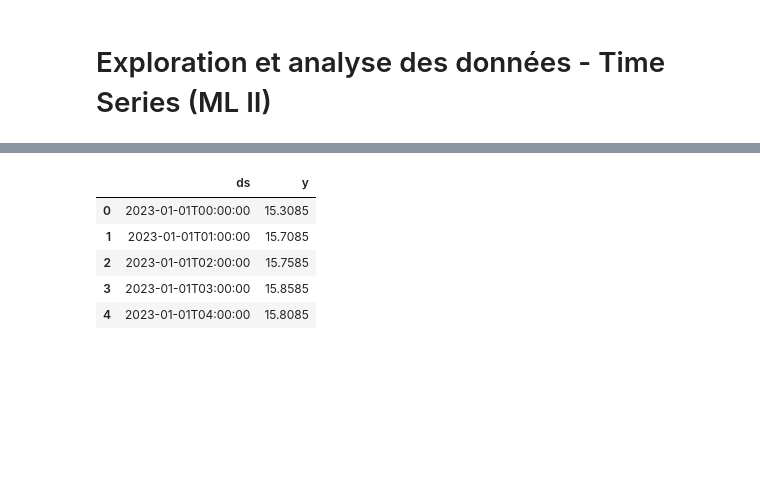
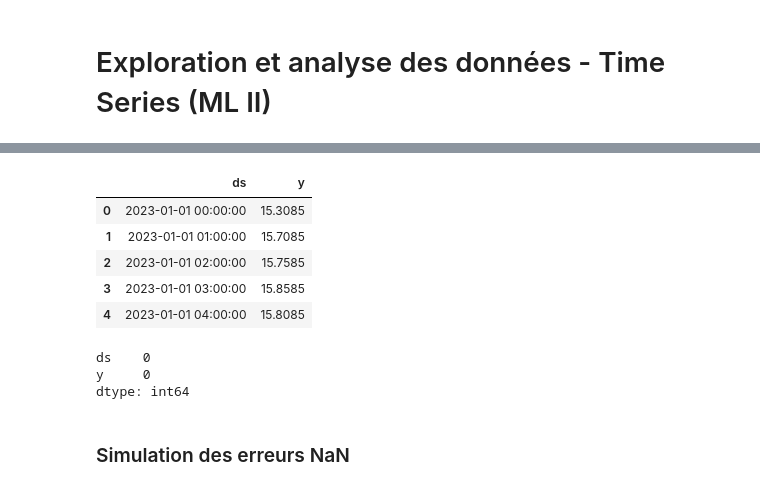
Before and after one commit to 2024-2025-estia-bihar/mesp2-laurent-sini, a Jupyter notebook: notebooks/EDA_Machine_Learning.ipynb, the cells around one changed output, grey strips where cells are left out. Saved outputs shown, nothing was run; the diff lists cells and outputs as text; code cells hidden in the pictures; blank space fills up the shorter version.

```diff
--- a/notebooks/EDA_Machine_Learning.ipynb
+++ b/notebooks/EDA_Machine_Learning.ipynb
@@ -30,13 +26,20 @@ if not os.path.exists('../data/meteo_data.db'):
 # %%
-df_row = pd.DataFrame(
-    op_repository.find_all_by_table('row'),
-    columns=['id', 'ds', 'y']  # adapte selon ta table
-).drop(columns=['id'])
-df_row.head()
+op_repository.find_all_by_table('row')
+
+df = convert_to_dataframe(op_repository.find_all_by_table('row'))
+df.head()
 # %% [output]
 |  | ds | y |
-| 0 | 2023-01-01T00:00:00 | 15.3085 |
-| 1 | 2023-01-01T01:00:00 | 15.7085 |
-| 2 | 2023-01-01T02:00:00 | 15.7585 |
-| 3 | 2023-01-01T03:00:00 | 15.8585 |
-| 4 | 2023-01-01T04:00:00 | 15.8085 |
+| 0 | 2023-01-01 00:00:00 | 15.3085 |
+| 1 | 2023-01-01 01:00:00 | 15.7085 |
+| 2 | 2023-01-01 02:00:00 | 15.7585 |
+| 3 | 2023-01-01 03:00:00 | 15.8585 |
+| 4 | 2023-01-01 04:00:00 | 15.8085 |
+# %%
+df.isnull().sum()
+# %% [output]
+ds    0
+y     0
+dtype: int64
+# %% [markdown]
+### Simulation des erreurs NaN
```
Also changed, not shown: parts of 28 cells of this notebook, 5 other files.
